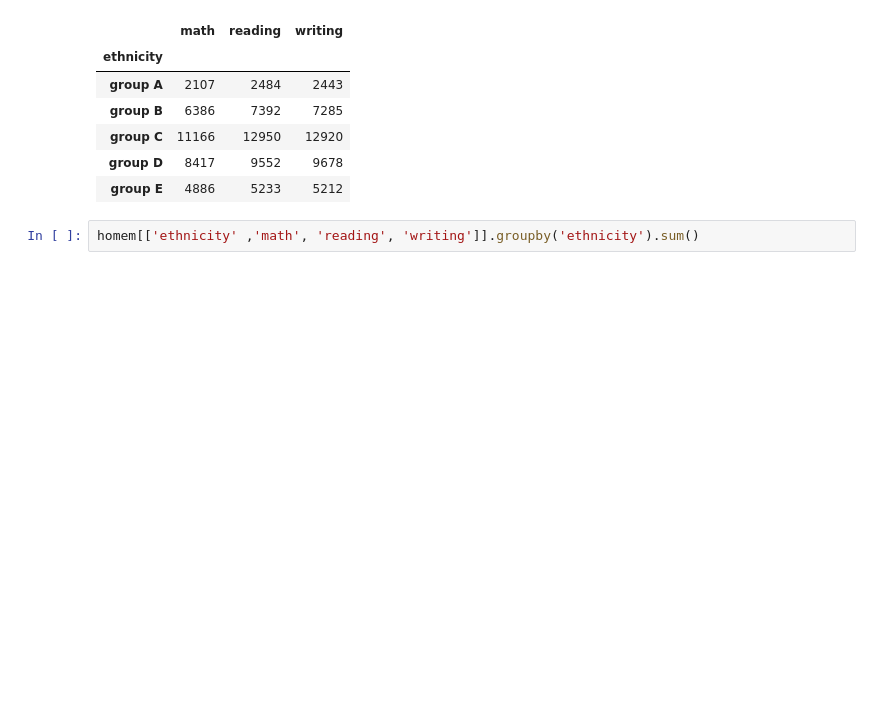
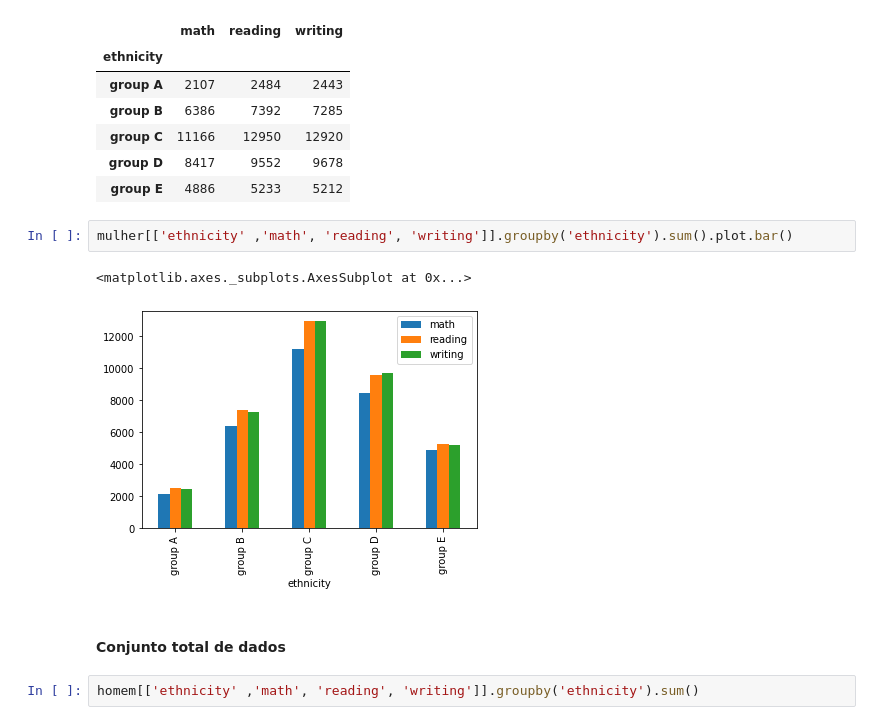
Before and after one commit to sidneyjunior0811/Python, a Jupyter notebook: StudentsPerformance.ipynb, the cells around one changed output. Saved outputs shown, nothing was run; the diff lists cells and outputs as text; blank space fills up the shorter version.

```diff
--- a/StudentsPerformance.ipynb
+++ b/StudentsPerformance.ipynb
@@ -100,6 +101,13 @@ mulher[['ethnicity' ,'math', 'reading', 'writing']].groupby('ethnicity').sum()
 | group C | 11166 | 12950 | 12920 |
 | group D | 8417 | 9552 | 9678 |
 | group E | 4886 | 5233 | 5212 |
+# %%
+mulher[['ethnicity' ,'math', 'reading', 'writing']].groupby('ethnicity').sum().plot.bar()
+# %% [output]
+<matplotlib.axes._subplots.AxesSubplot at 0x...>
+[figure, added]
+# %% [markdown]
+#### **Conjunto total de dados**
 # %%
 homem[['ethnicity' ,'math', 'reading', 'writing']].groupby('ethnicity').sum()
 # %% [output]
```
Also changed, not shown: parts of 8 cells of this notebook.
